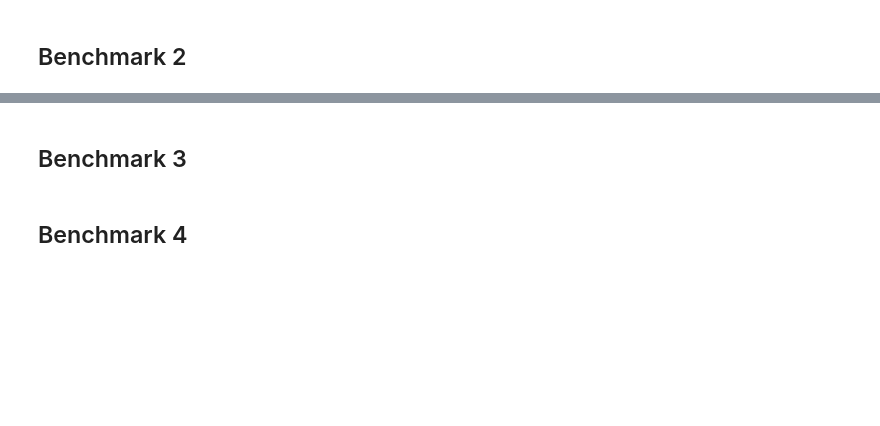
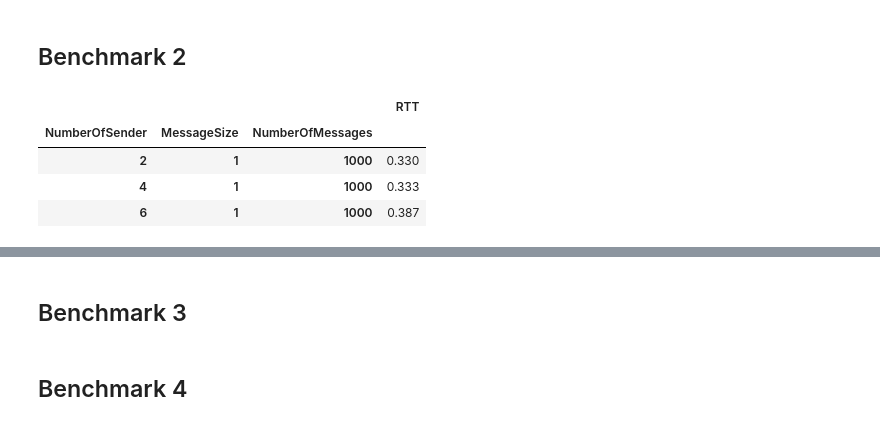
Before and after one commit to rafalencar1997/JadeContainer, a Jupyter notebook: analysis/Results.ipynb, the cells around one changed output, grey strips where cells are left out. Cells and saved outputs as stored; diff of their text form; code cells hidden in the pictures; blank space fills up the shorter version.

```diff
--- a/analysis/Results.ipynb
+++ b/analysis/Results.ipynb
@@ -73,0 +95,12 @@ df.columns = ["Address", "RTT", "MessageSize", "NumberOfMessages", "NumberOfSend
+# %%
+df = getBenchmark(2)
+dfMean = df.groupby(['NumberOfSender','MessageSize','NumberOfMessages']).mean()
+dfStd = df.groupby(['NumberOfSender','MessageSize','NumberOfMessages']).std()
+dfAxis = dfMean.index.levels[0]
+dfMean
+# %% [output]
+|  |  |  | RTT |
+| NumberOfSender | MessageSize | NumberOfMessages |  |
+| 2 | 1 | 1000 | 0.330 |
+| 4 | 1 | 1000 | 0.333 |
+| 6 | 1 | 1000 | 0.387 |
```
Also changed, not shown: parts of 15 cells of this notebook, 5 other files.
